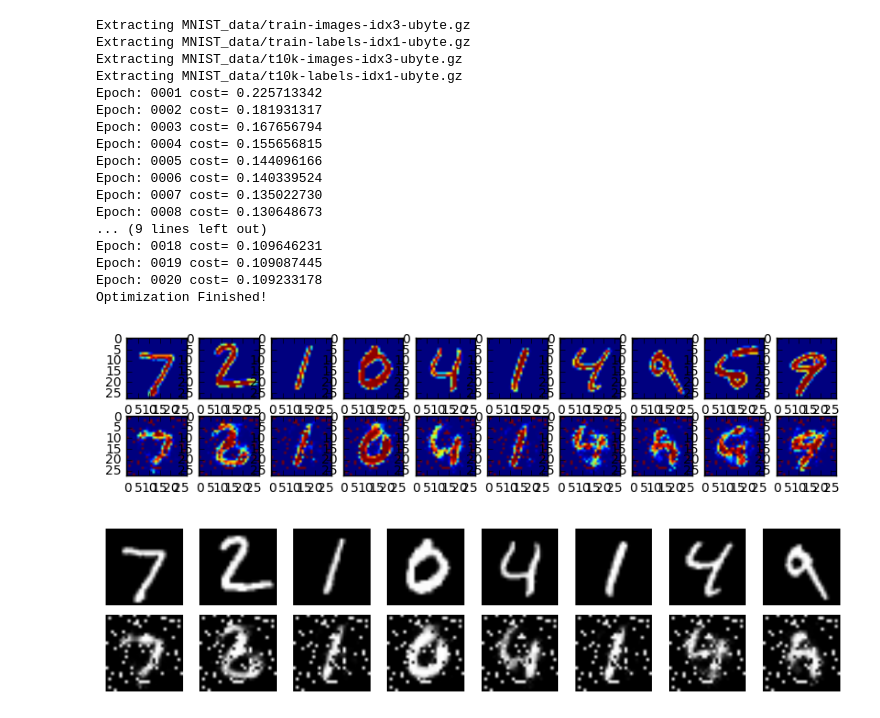
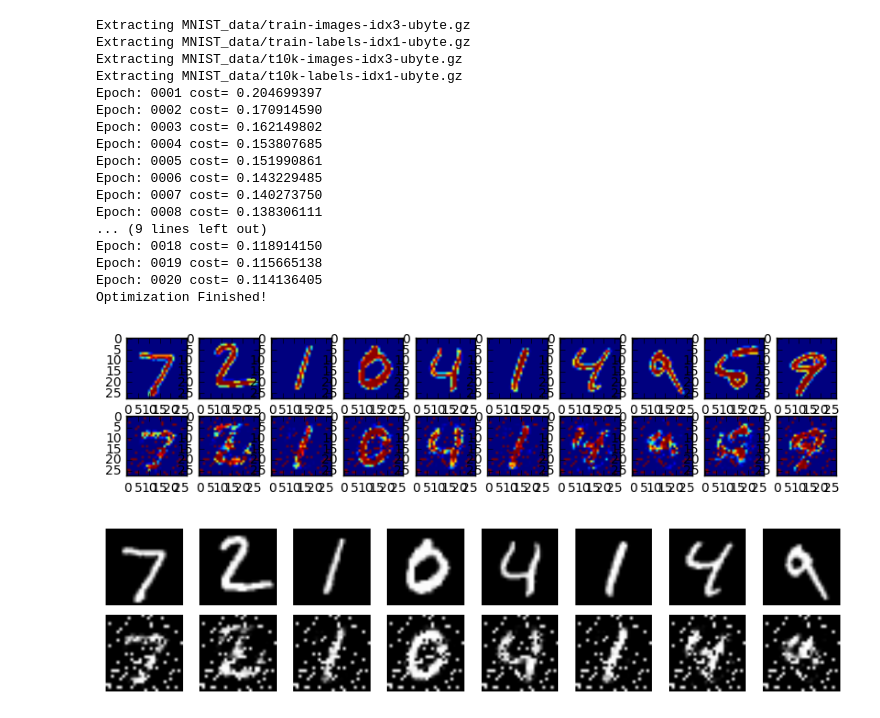
Before and after one commit to qingshuimonk/STA663, a Jupyter notebook: docs/Autoencoder.ipynb, the cells around one changed output. Drawn from its saved outputs; the diff is of its cells as text; code cells hidden in the pictures.

```diff
--- a/docs/Autoencoder.ipynb
+++ b/docs/Autoencoder.ipynb
@@ -32,8 +32,8 @@ display_step = 1
 examples_to_show = 10
 
 # Network Parameters
-n_hidden_1 = 256 # 1st layer num features
-n_hidden_2 = 128 # 2nd layer num features
+n_hidden_1 = 500 # 1st layer num features
+n_hidden_2 = 500 # 2nd layer num features
 n_input = 784 # MNIST data input (img shape: 28*28)
 
 # tf Graph input (only pictures)
@@ -98,45 +98,45 @@ total_batch = int(mnist.train.num_examples/batch_size)
 # Training cycle
 for epoch in range(training_epochs):
     # Loop over all batches
     for i in range(total_batch):
         batch_xs, batch_ys = mnist.train.next_batch(batch_size)
         # Run optimization op (backprop) and cost op (to get loss value)
         _, c = sess.run([optimizer, cost], feed_dict={X: batch_xs})
     # Display logs per epoch step
     if epoch % display_step == 0:
         print("Epoch:", '%04d' % (epoch+1), "cost=", "{:.9f}".format(c))
 
 print("Optimization Finished!")
 
 # Applying encode and decode over test set
 encode_decode = sess.run(y_pred, feed_dict={X: mnist.test.images[:examples_to_show]})
 # Compare original images with their reconstructions
 f, a = plt.subplots(2, 10, figsize=(10, 2))
 for i in range(examples_to_show):
     a[0][i].imshow(np.reshape(mnist.test.images[i], (28, 28)))
     a[1][i].imshow(np.reshape(encode_decode[i], (28, 28)))
 f.show()
 plt.draw()
     # plt.waitforbuttonpress()
 # %% [output]
 Extracting MNIST_data/train-images-idx3-ubyte.gz
 Extracting MNIST_data/train-labels-idx1-ubyte.gz
 Extracting MNIST_data/t10k-images-idx3-ubyte.gz
 Extracting MNIST_data/t10k-labels-idx1-ubyte.gz
-Epoch: 0001 cost= 0.225713342
-Epoch: 0002 cost= 0.181931317
-Epoch: 0003 cost= 0.167656794
-Epoch: 0004 cost= 0.155656815
-Epoch: 0005 cost= 0.144096166
-Epoch: 0006 cost= 0.140339524
-Epoch: 0007 cost= 0.135022730
-Epoch: 0008 cost= 0.130648673
+Epoch: 0001 cost= 0.204699397
+Epoch: 0002 cost= 0.170914590
+Epoch: 0003 cost= 0.162149802
+Epoch: 0004 cost= 0.153807685
+Epoch: 0005 cost= 0.151990861
+Epoch: 0006 cost= 0.143229485
+Epoch: 0007 cost= 0.140273750
+Epoch: 0008 cost= 0.138306111
 ... (9 lines left out)
-Epoch: 0018 cost= 0.109646231
-Epoch: 0019 cost= 0.109087445
-Epoch: 0020 cost= 0.109233178
+Epoch: 0018 cost= 0.118914150
+Epoch: 0019 cost= 0.115665138
+Epoch: 0020 cost= 0.114136405
 Optimization Finished!
-[figure, old version]
+[figure, new version]
 # %%
 examples_to_show = 8
 encode_decode = sess.run(
@@ -165,4 +165,4 @@ for i in range(8):
 plt.tight_layout()
 plt.savefig('../]data/{}.png'.format('ae_pic'), bbox_inches='tight')
 # %% [output]
-[figure, old version]
+[figure, new version]
```
Also changed, not shown: 11 other files.
